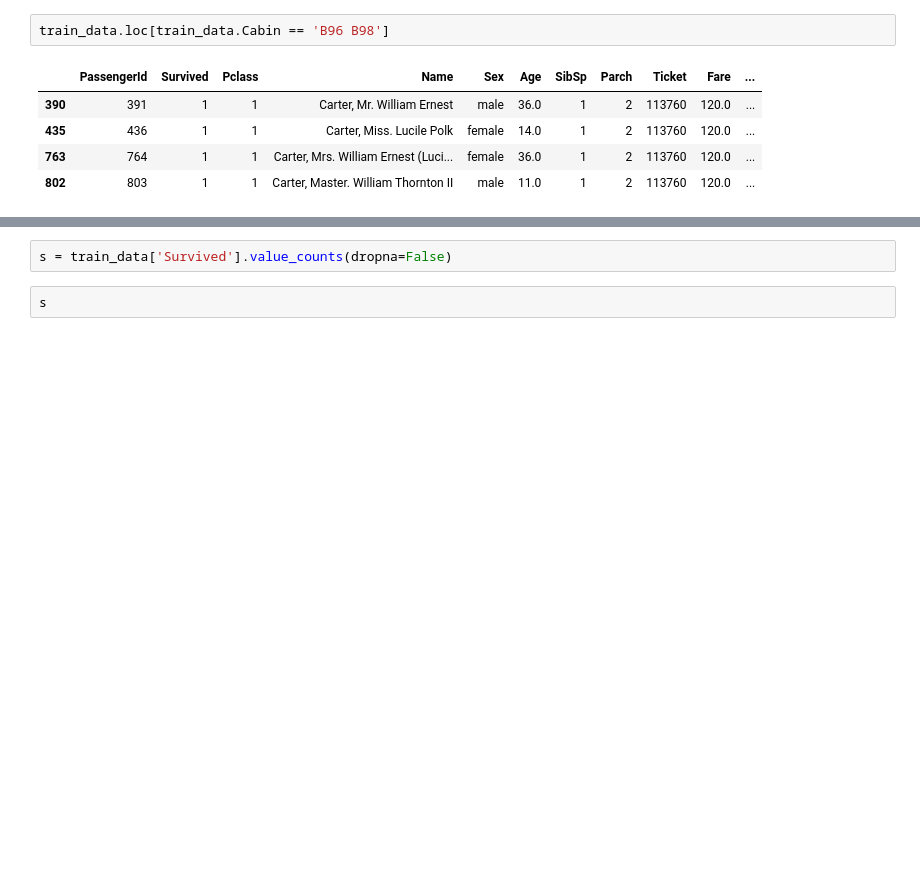
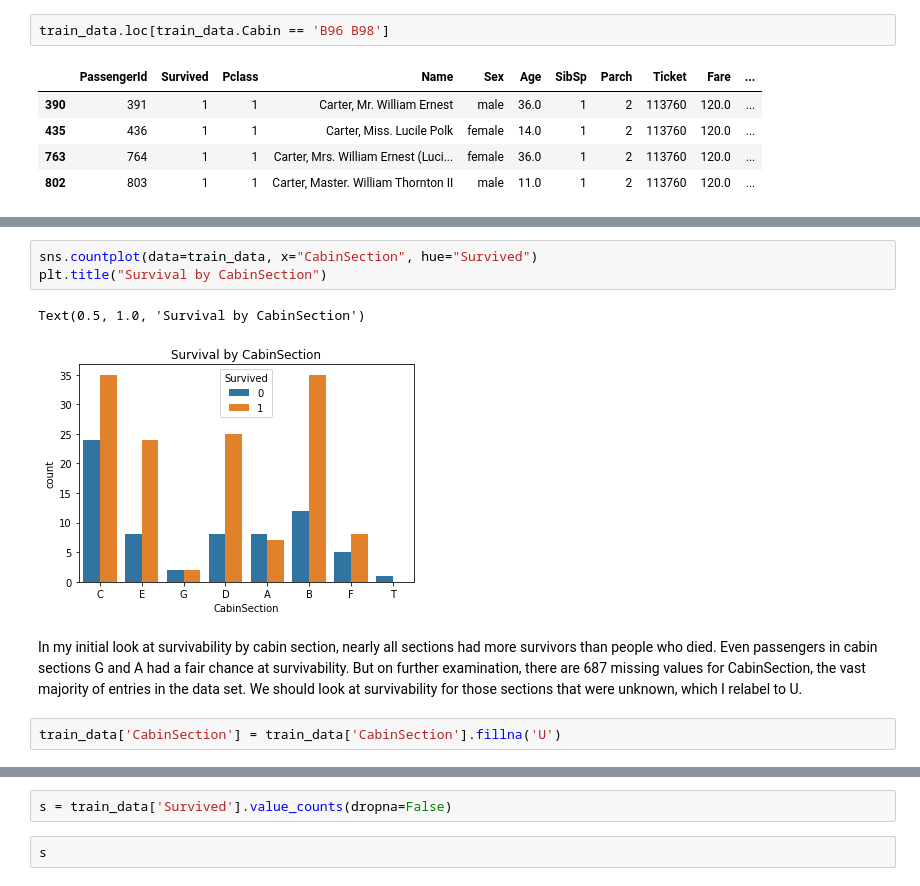
Before and after one commit to normanlew/titanic_logistic_regression, a Jupyter notebook: norman-titanic-logistic-regression.ipynb, the cells around one changed output, grey strips where cells are left out. Cells and saved outputs as stored; diff of their text form; blank space fills up the shorter version.

```diff
--- a/norman-titanic-logistic-regression.ipynb
+++ b/norman-titanic-logistic-regression.ipynb
@@ -162,0 +204,10 @@ train_data.loc[train_data.Cabin == 'B96 B98']
+# %%
+sns.countplot(data=train_data, x="CabinSection", hue="Survived")
+plt.title("Survival by CabinSection")
+# %% [output]
+Text(0.5, 1.0, 'Survival by CabinSection')
+[figure, added]
+# %% [markdown]
+In my initial look at survivability by cabin section, nearly all sections had more survivors than people who died.  Even passengers in cabin sections G and A had a fair chance at survivability.  But on further examination, there are 687 missing values for CabinSection, the vast majority of entries in the data set.  We should look at survivability for those sections that were unknown, which I relabel to U.
+# %%
+train_data['CabinSection'] = train_data['CabinSection'].fillna('U')
```
Also changed, not shown: parts of 42 cells of this notebook, 1 other file.
